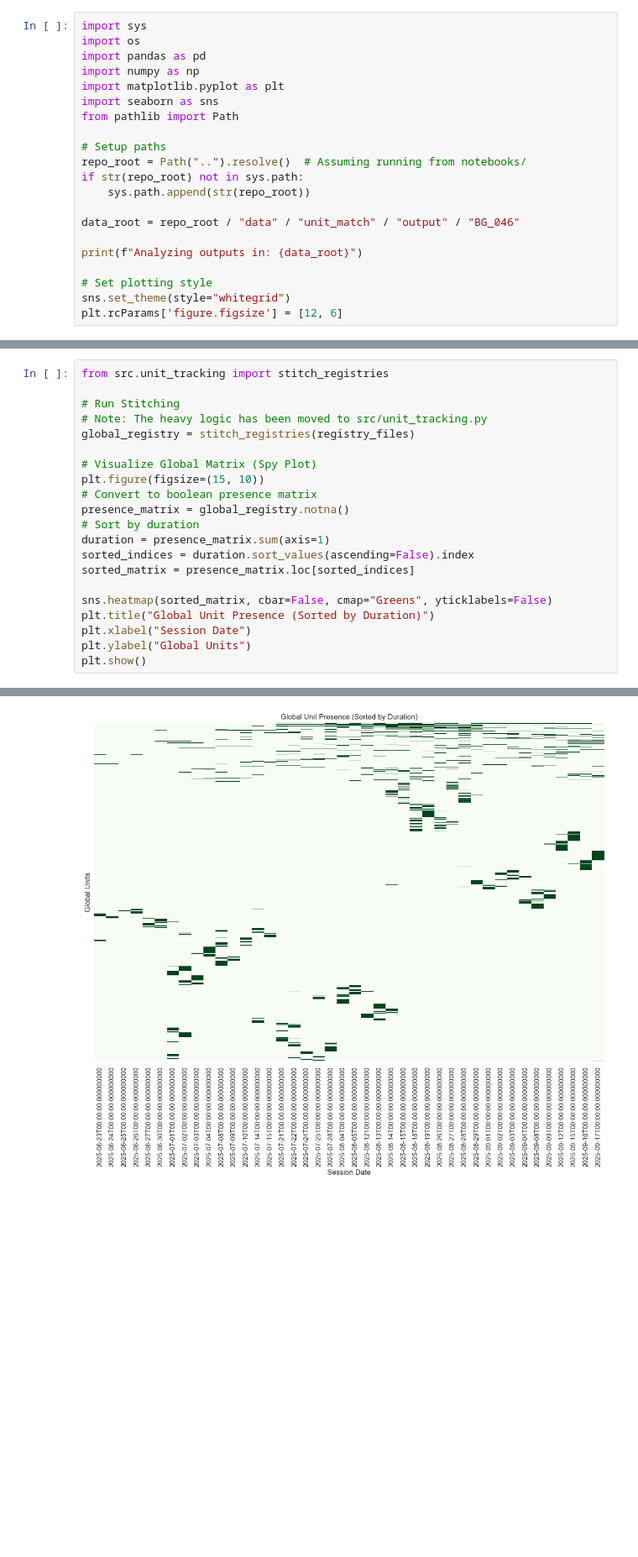
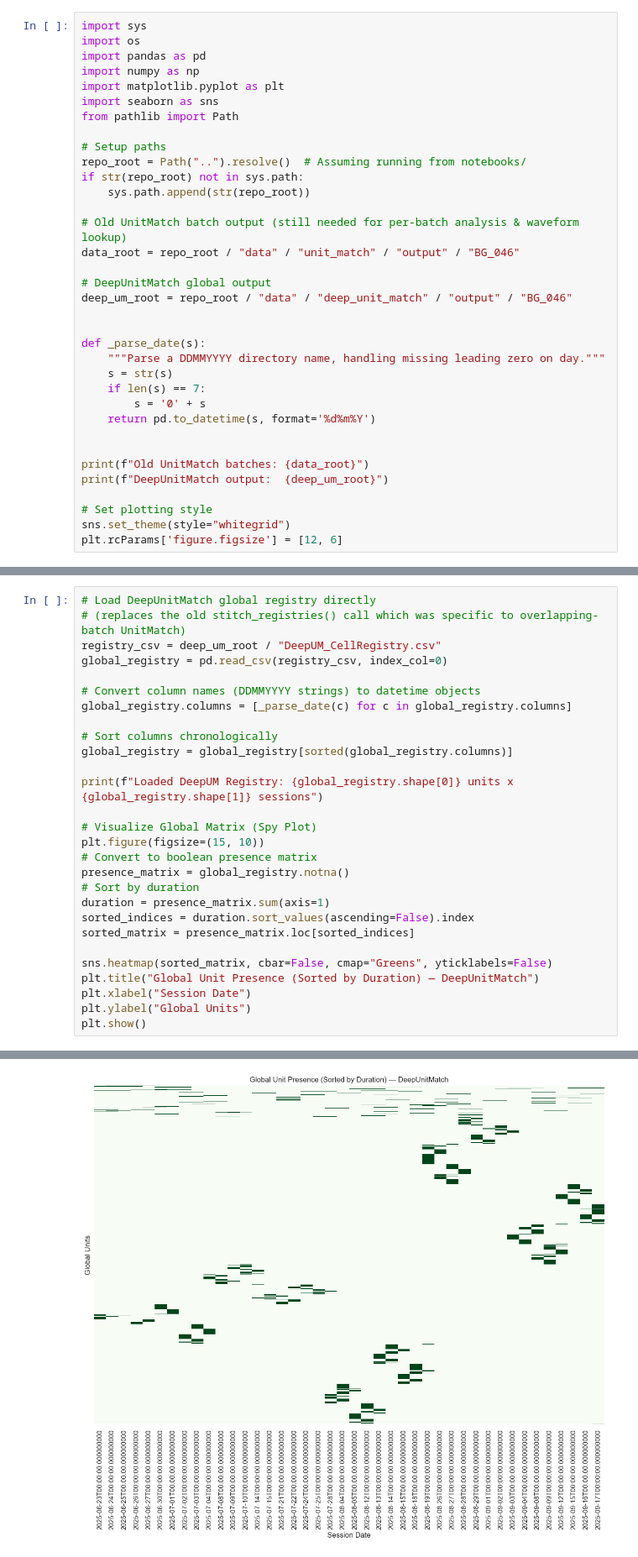
Before and after one commit to CherryGarcia-code/vis_detect_analysis_Sep2025, a Jupyter notebook: notebooks/UnitMatch_QC_Analysis.ipynb, the cells around one changed output, grey strips where cells are left out. Shown at 84% size. Drawn from its saved outputs; the diff is of its cells as text; blank space fills up the shorter version.

```diff
--- a/notebooks/UnitMatch_QC_Analysis.ipynb
+++ b/notebooks/UnitMatch_QC_Analysis.ipynb
@@ -22,9 +22,23 @@ repo_root = Path("..").resolve()  # Assuming running from notebooks/
 if str(repo_root) not in sys.path:
     sys.path.append(str(repo_root))
 
+# Old UnitMatch batch output (still needed for per-batch analysis & waveform lookup)
 data_root = repo_root / "data" / "unit_match" / "output" / "BG_046"
 
-print(f"Analyzing outputs in: {data_root}")
+# DeepUnitMatch global output
+deep_um_root = repo_root / "data" / "deep_unit_match" / "output" / "BG_046"
+
+
+def _parse_date(s):
+    """Parse a DDMMYYYY directory name, handling missing leading zero on day."""
+    s = str(s)
+    if len(s) == 7:
+        s = '0' + s
+    return pd.to_datetime(s, format='%d%m%Y')
+
+
+print(f"Old UnitMatch batches: {data_root}")
+print(f"DeepUnitMatch output:  {deep_um_root}")
 
 # Set plotting style
 sns.set_theme(style="whitegrid")
@@ -294,11 +306,18 @@ We rely on the fact that batches overlap significantly. If `Unit A` in Batch 1 a
 3. Link units based on matching Cluster IDs in shared sessions.
 4. Create a master `Global_Registry`.
 # %%
-from src.unit_tracking import stitch_registries
+# Load DeepUnitMatch global registry directly
+# (replaces the old stitch_registries() call which was specific to overlapping-batch UnitMatch)
+registry_csv = deep_um_root / "DeepUM_CellRegistry.csv"
+global_registry = pd.read_csv(registry_csv, index_col=0)
 
-# Run Stitching
-# Note: The heavy logic has been moved to src/unit_tracking.py
-global_registry = stitch_registries(registry_files)
+# Convert column names (DDMMYYYY strings) to datetime objects
+global_registry.columns = [_parse_date(c) for c in global_registry.columns]
+
+# Sort columns chronologically
+global_registry = global_registry[sorted(global_registry.columns)]
+
+print(f"Loaded DeepUM Registry: {global_registry.shape[0]} units x {global_registry.shape[1]} sessions")
 
 # Visualize Global Matrix (Spy Plot)
 plt.figure(figsize=(15, 10))
@@ -310,7 +329,7 @@ sorted_indices = duration.sort_values(ascending=False).index
 sorted_matrix = presence_matrix.loc[sorted_indices]
 
 sns.heatmap(sorted_matrix, cbar=False, cmap="Greens", yticklabels=False)
-plt.title("Global Unit Presence (Sorted by Duration)")
+plt.title("Global Unit Presence (Sorted by Duration) — DeepUnitMatch")
 plt.xlabel("Session Date")
 plt.ylabel("Global Units")
 plt.show()
@@ -322,4 +338,4 @@ Final Global Registry Shape: (5177, 42) (Units x Sessions)
-[figure, old version]
+[figure, new version]
 # %% [markdown]
 ### B. Identify Top "Long-Term" Neurons
 List the neurons present in the highest number of sessions.
```
Also changed, not shown: parts of 15 cells of this notebook, 37 other files.
